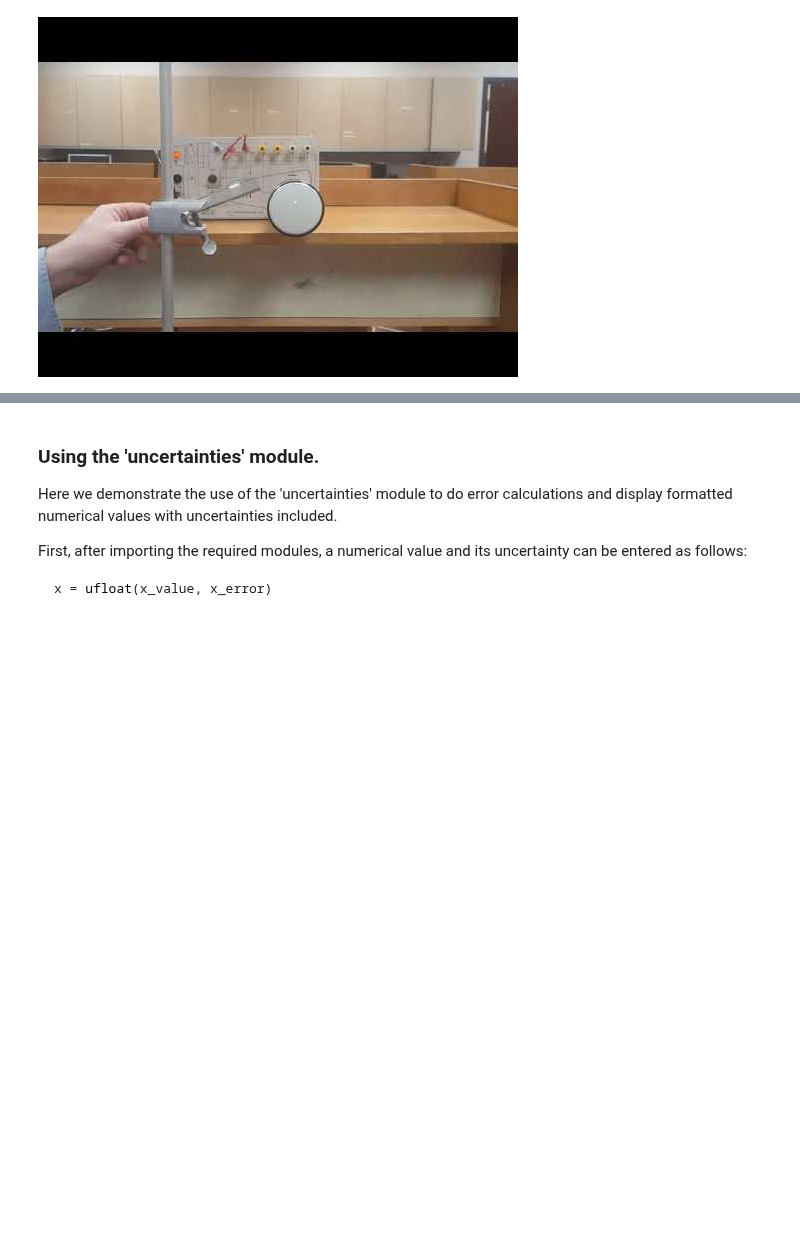
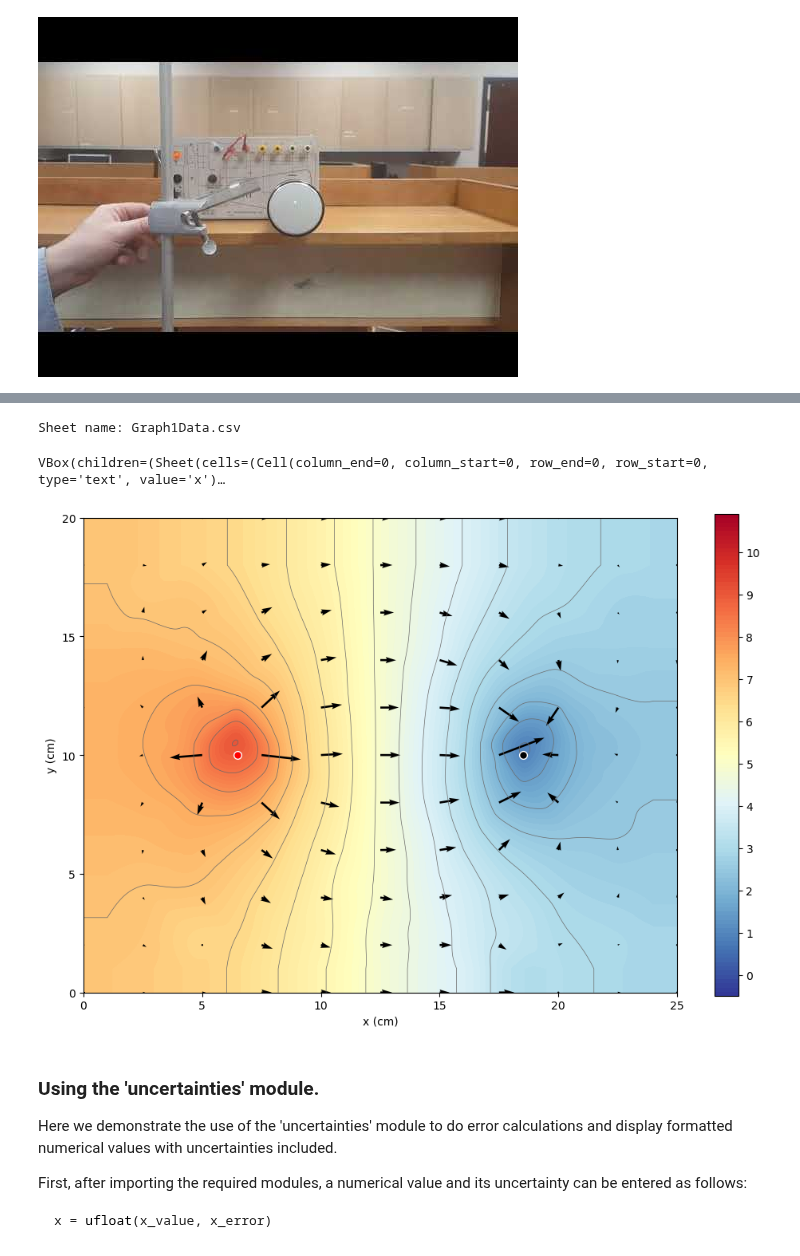
Before and after one commit to jake-bobowski/PHYS121_Functions, a Jupyter notebook: PHYS_121_Functions_demonstration.ipynb, the cells around one changed output, grey strips where cells are left out. Drawn from its saved outputs; the diff is of its cells as text; code cells hidden in the pictures; blank space fills up the shorter version.

```diff
--- a/PHYS_121_Functions_demonstration.ipynb
+++ b/PHYS_121_Functions_demonstration.ipynb
@@ -639,3 +666,15 @@ PHYS121.YouTube('UgMZC8fT0zM')
+# %%
+import numpy as np
+import data_entry
+import PHYS121
+
+PHYS121.Spreadsheet('Graph1Data')
+
+fig = PHYS121.Mapping(v_x, v_y, v_V, 1, True)
+# %% [output]
+Sheet name: Graph1Data.csv
+VBox(children=(Sheet(cells=(Cell(column_end=0, column_start=0, row_end=0, row_start=0, type='text', value='x')…
+[figure, added]
 # %% [markdown]
 ### Using the 'uncertainties' module.
 Here we demonstrate the use of the 'uncertainties' module to do error calculations and display formatted numerical values with uncertainties included.
```
Also changed, not shown: parts of 3 cells of this notebook, 2 other files.
